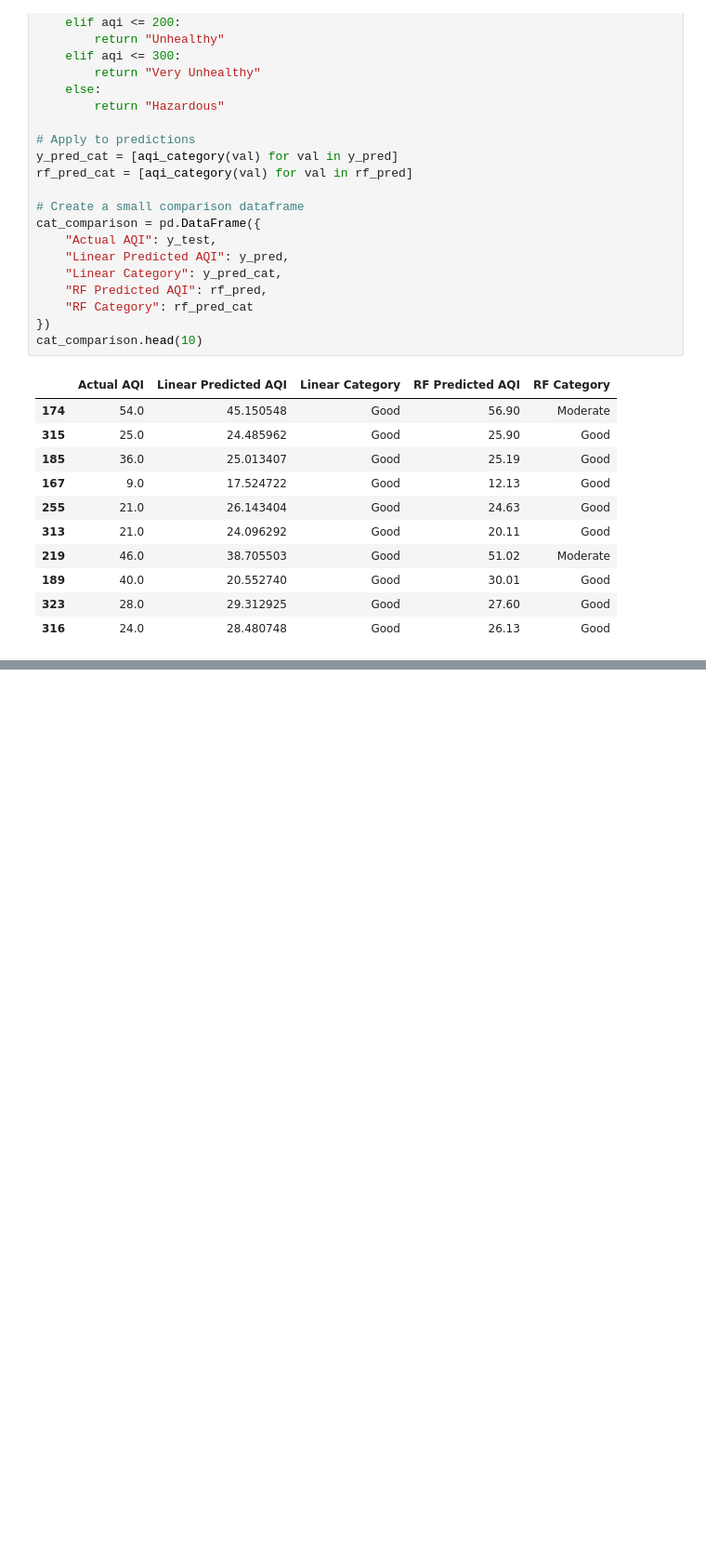
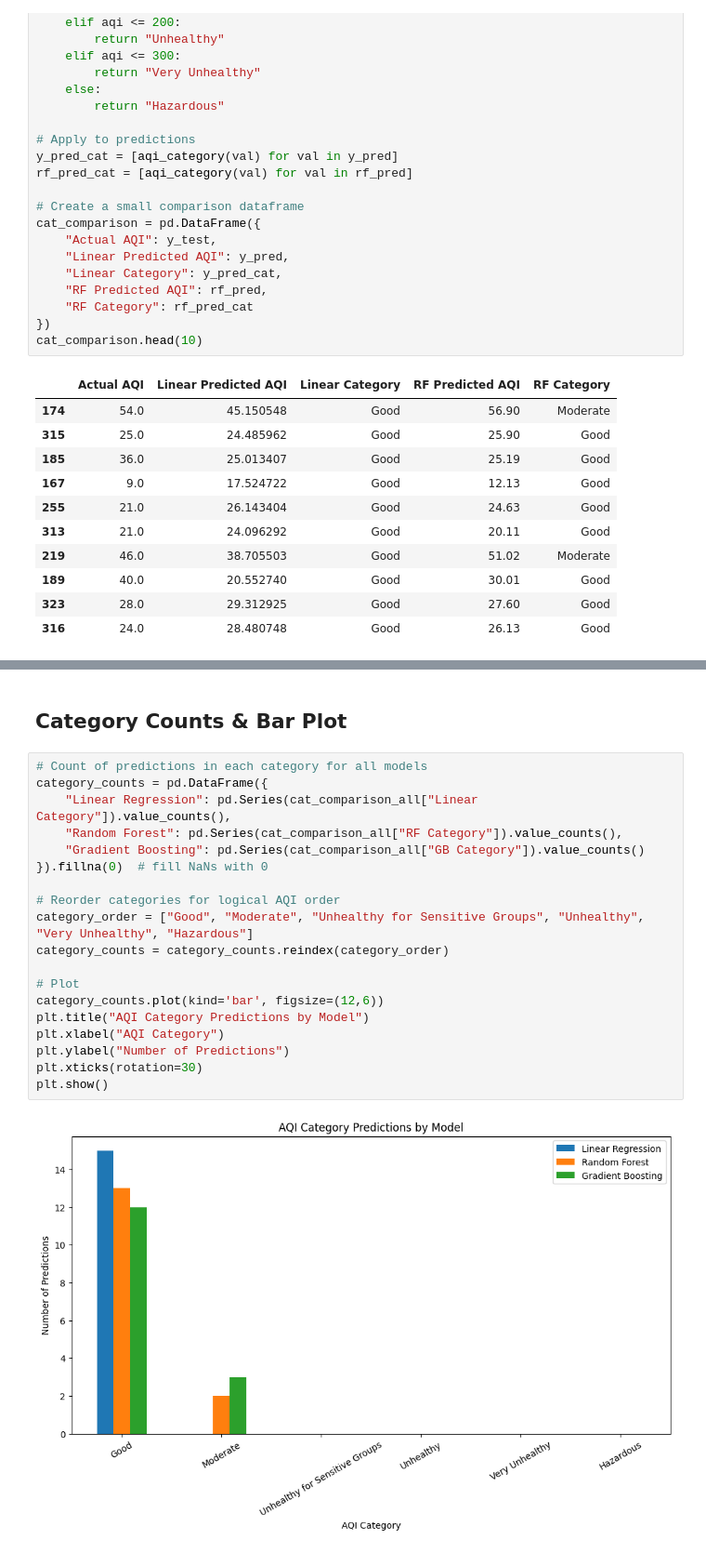
Before and after one commit to ZohaibAfzal295/air-quality-analysis, a Jupyter notebook: notebooks/first_model.ipynb, the cells around one changed output, grey strips where cells are left out. Shown at 93% size. Drawn from its saved outputs; the diff is of its cells as text; blank space fills up the shorter version.

```diff
--- a/notebooks/first_model.ipynb
+++ b/notebooks/first_model.ipynb
@@ -298,0 +455,23 @@ cat_comparison.head(10)
+# %% [markdown]
+## Category Counts & Bar Plot
+# %%
+# Count of predictions in each category for all models
+category_counts = pd.DataFrame({
+    "Linear Regression": pd.Series(cat_comparison_all["Linear Category"]).value_counts(),
+    "Random Forest": pd.Series(cat_comparison_all["RF Category"]).value_counts(),
+    "Gradient Boosting": pd.Series(cat_comparison_all["GB Category"]).value_counts()
+}).fillna(0)  # fill NaNs with 0
+
+# Reorder categories for logical AQI order
+category_order = ["Good", "Moderate", "Unhealthy for Sensitive Groups", "Unhealthy", "Very Unhealthy", "Hazardous"]
+category_counts = category_counts.reindex(category_order)
+
+# Plot
+category_counts.plot(kind='bar', figsize=(12,6))
+plt.title("AQI Category Predictions by Model")
+plt.xlabel("AQI Category")
+plt.ylabel("Number of Predictions")
+plt.xticks(rotation=30)
+plt.show()
+# %% [output]
+[figure, added]
```
Also changed, not shown: parts of 21 cells of this notebook, 1 other file.
